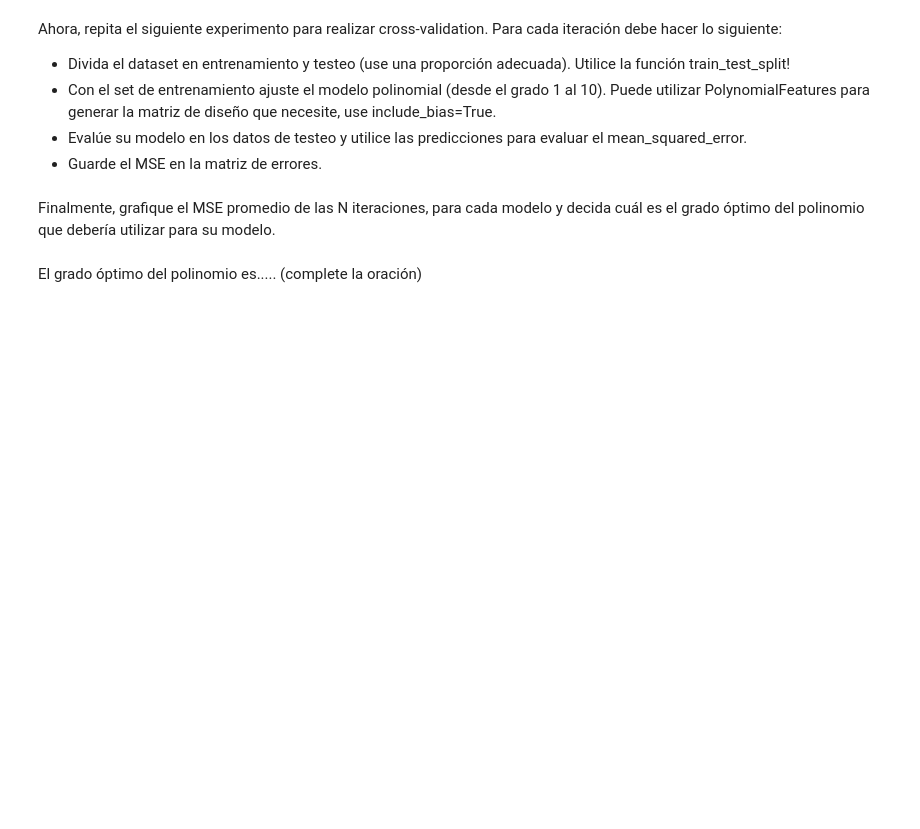
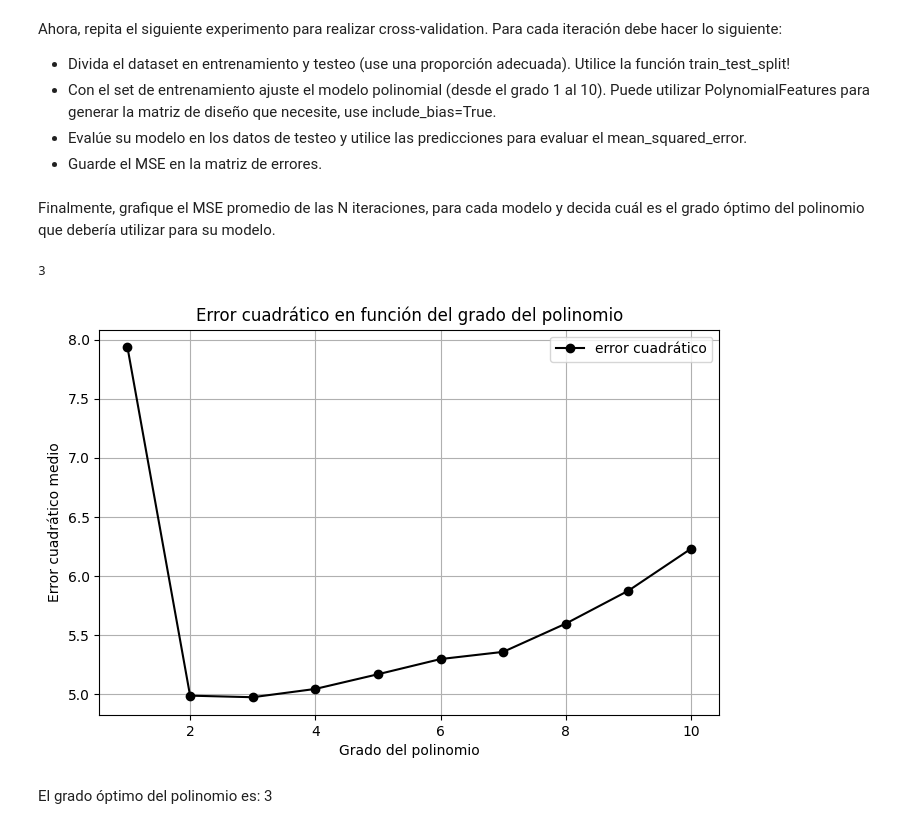
Before and after one commit to aliwen-figueroa/Tarea-3-aliwen-figueroa, a Jupyter notebook: Tarea3.ipynb, the cells around one changed output. Drawn from its saved outputs; the diff is of its cells as text; code cells hidden in the pictures; blank space fills up the shorter version.

```diff
--- a/Tarea3.ipynb
+++ b/Tarea3.ipynb
@@ -351,2 +357,17 @@ for i in range(100):
+# %%
+for i in range(100):
+  # iteración para cada testeo
+  x_train,x_test,y_train,y_test = train_test_split(x,y_ruido,train_size=0.75)
+  for j in range(10):
+    # iteración para cada grado
+    poly = PolynomialFeatures(degree=j+1, include_bias=True)
+    poly_features = poly.fit_transform(x_train.reshape(-1, 1))
+
+    poly_test = poly.fit_transform(x_test.reshape(-1,1))
+    poly_reg_model = LinearRegression()
+    poly_reg_model.fit(poly_features, y_train)
+    y_predicted = poly_reg_model.predict(poly_test)
+
+    errores_modelos[j,i] = mean_squared_error(y_test, y_predicted)
 # %% [markdown]
 Finalmente, grafique el MSE promedio de las N iteraciones, para cada modelo y decida cuál es el grado óptimo del polinomio que debería utilizar para su modelo.
@@ -356,2 +374,22 @@ Finalmente, grafique el MSE promedio de las N iteraciones, para cada modelo y de
+# %%
+# Note que para calcular el promedio pedido puede utilizar np.mean(errores_modelos, axis=1) ¿qué hace el parámetro axis=1?
+# Añada su gráfico.
+promedio_modelos =  np.mean(errores_modelos, axis=1)
+
+# gráfico
+plt.figure(figsize=[8,5])
+plt.grid(True)
+plt.title("Error cuadrático en función del grado del polinomio")
+plt.xlabel("Grado del polinomio")
+plt.ylabel("Error cuadrático medio")
+plt.plot(np.arange(1,11), promedio_modelos, "o-", color="black",label="error cuadrático")
+plt.legend()
+
+# grado óptimo (menor error cuadrático)
+grado_optimo = np.where(promedio_modelos == min(promedio_modelos))[0][0] +1
+print(grado_optimo)
+# %% [output]
+3
+[figure, added]
 # %% [markdown]
-El grado óptimo del polinomio es..... (complete la oración)
+El grado óptimo del polinomio es: 3
```
Also changed, not shown: parts of 9 cells of this notebook.
